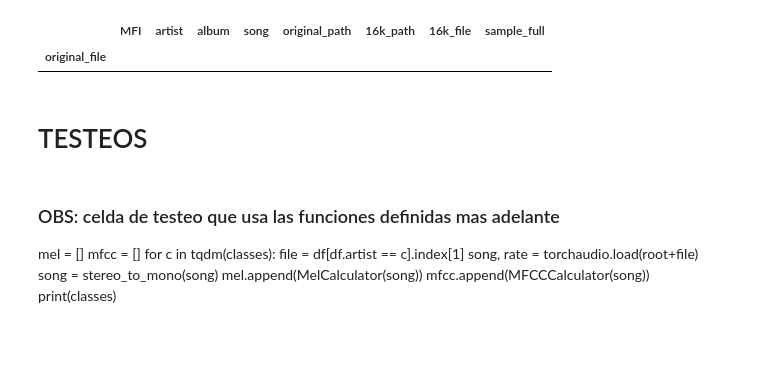
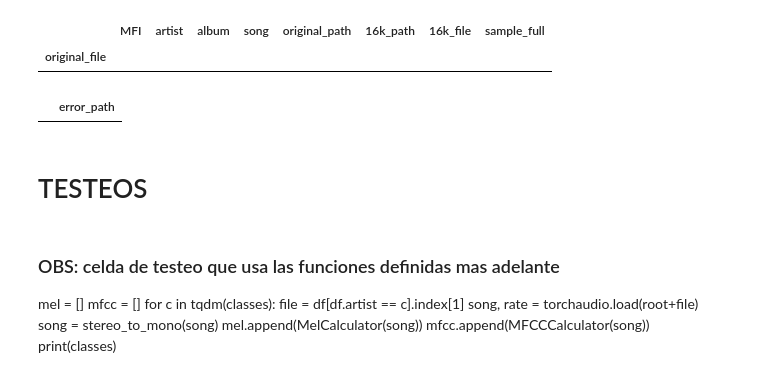
Before and after one commit to BrucellariaLeonardo/AI_singer_classifier, a Jupyter notebook: Notebooks/01_Preprocesado.ipynb, the cells around one changed output. Drawn from its saved outputs; the diff is of its cells as text; code cells hidden in the pictures; blank space fills up the shorter version.

```diff
--- a/Notebooks/01_Preprocesado.ipynb
+++ b/Notebooks/01_Preprocesado.ipynb
@@ -33,6 +33,6 @@ N_MFCC = 13
 # pero a priori se deja en '.' para trabajar desde el directorio local del proyecto
 root = os.path.join("..","data")
 csvPath = os.path.join("..","csv")
-csvName = os.path.join(csvPath,"metaData.csv")
-os.listdir(root)
+print(os.listdir(csvPath))
+csvName = "metaDataMaster.csv"
 # %% [output]
@@ -54,7 +65,9 @@ original.head()
 #Eleccion del subset a usar
 
 df = pd.concat([
-    original[original.MFI == 'mujer'], original[original.artist == 'Metallica' ], original[original.artist == 'Pink Floyd']
+    original[original.MFI == 'mujer'],
+    original[original.artist == 'Metallica' ], original[original.artist == 'Pink Floyd']
+    #original[original.MFI == 'hombre'],
 ])
 #Elimino las canciones que duran menos de 10 segundos
 drops = df[df.duracion <= 10]
@@ -253,8 +266,8 @@ df.head()
 | /audio/mujer/Ariana Grande/Christ... | mujer | Ariana Grande | Christmas & Chill | 02. Wit It This Christmas | /audio/mujer/Ariana Grande/Christ... | 161.280000 |
 | /audio/mujer/Ariana Grande/Christ... | mujer | Ariana Grande | Christmas & Chill | 03. December | /audio/mujer/Ariana Grande/Christ... | 116.266667 |
 # %%
-DATA_SET_NAME = "16k_songs"
-dest_folder = os.path.join(root, "16k_songs")
+DATA_SET_NAME = "masterDS"
+dest_folder = os.path.join(root, "masterDS")
 # %%
 ndf = pd.DataFrame(columns=['MFI', 'artist', 'album', 'song', 'original_path', 'original_file', '16k_path', '16k_file', 'sample_full'])
 ndf.set_index('original_file', inplace=True)
@@ -333,3 +346,7 @@ ndf.to_csv(os.path.join(root, DATA_SET_NAME + ".csv"), index=False)
+# %%
+error_df.head()
+# %% [output]
+|  | error_path |
 # %% [markdown]
 # TESTEOS
 # %% [markdown]
```
Also changed, not shown: parts of 3 cells of this notebook, 10 other files.
